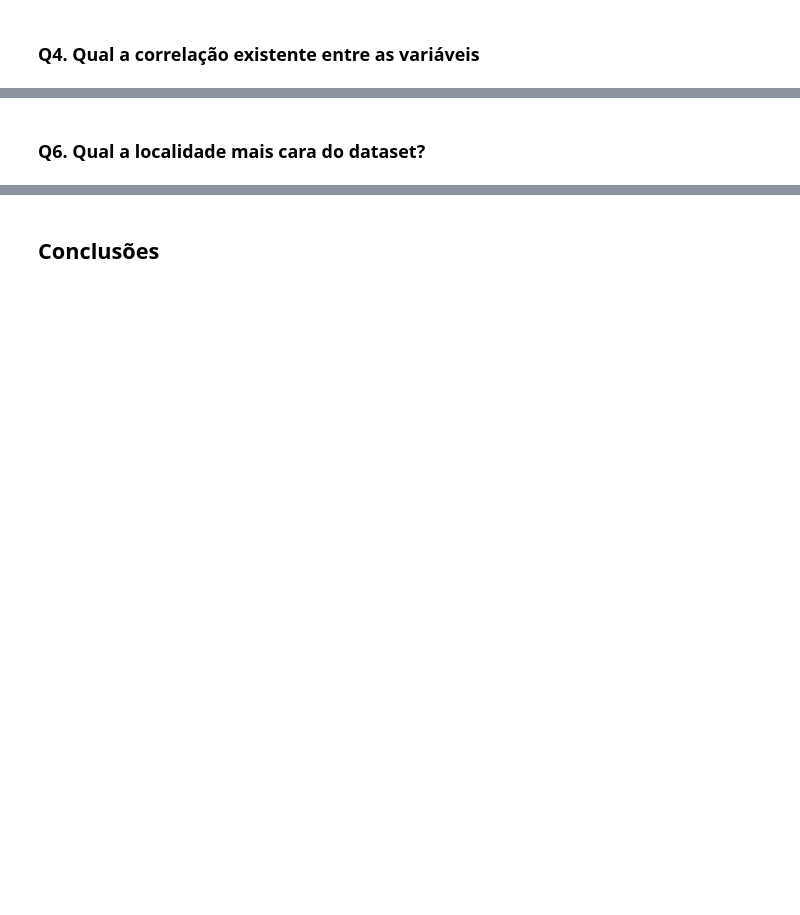
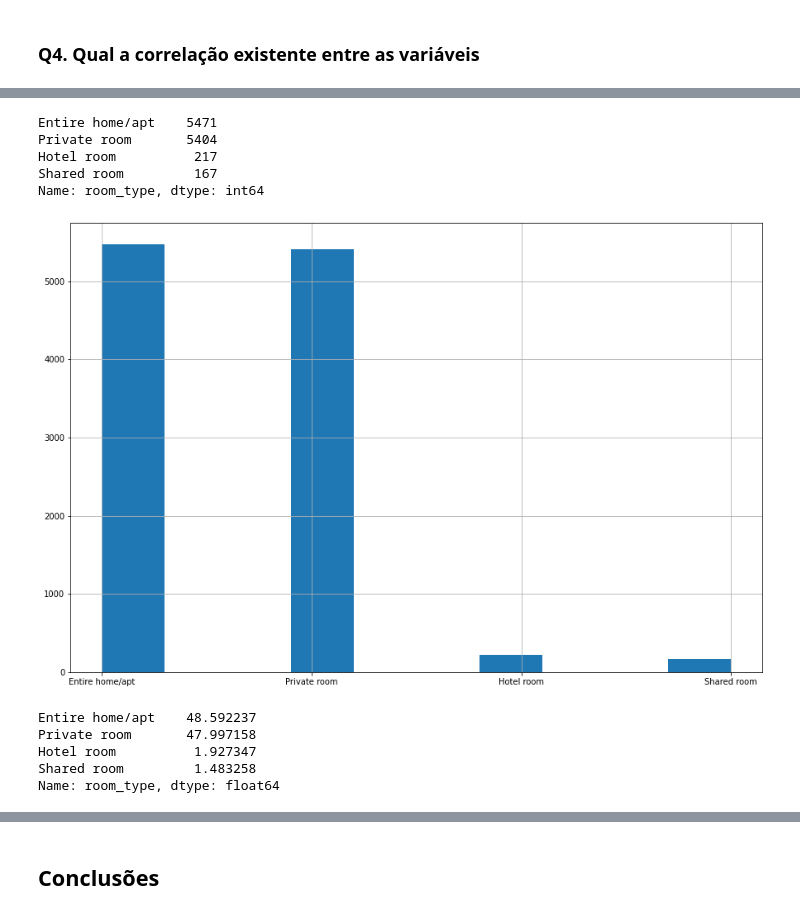
Before and after one commit to israelruiz2005/Analisando_os_Dados_do_Airbnb_Barcelona, a Jupyter notebook: Analisando_os_Dados_do_Airbnb_Barcelona.ipynb, the cells around one changed output, grey strips where cells are left out. Drawn from its saved outputs; the diff is of its cells as text; code cells hidden in the pictures; blank space fills up the shorter version.

```diff
--- a/Analisando_os_Dados_do_Airbnb_Barcelona.ipynb
+++ b/Analisando_os_Dados_do_Airbnb_Barcelona.ipynb
@@ -196,6 +262,23 @@ df[['price', 'minimum_nights', 'number_of_reviews', 'reviews_per_month',
 # %%
 # mostrar a quantidade de cada tipo de imóvel disponível
+df_novo.room_type.value_counts()
+# %% [output]
+Entire home/apt    5471
+Private room       5404
+Hotel room          217
+Shared room         167
+Name: room_type, dtype: int64
+# %%
+# Gerando um histrograma
+df_novo.room_type.hist(bins=10, figsize=(15,10));
+# %% [output]
+[figure, added]
 # %%
 # mostrar a porcentagem de cada tipo de imóvel disponível
+(df_novo.room_type.value_counts() / df_novo.shape[0])*100
+# %% [output]
+Entire home/apt    48.592237
+Private room       47.997158
+Hotel room          1.927347
+Shared room         1.483258
+Name: room_type, dtype: float64
-# %% [markdown]
-### **Q6. Qual a localidade mais cara do dataset?**
```
Also changed, not shown: parts of 25 cells of this notebook.
